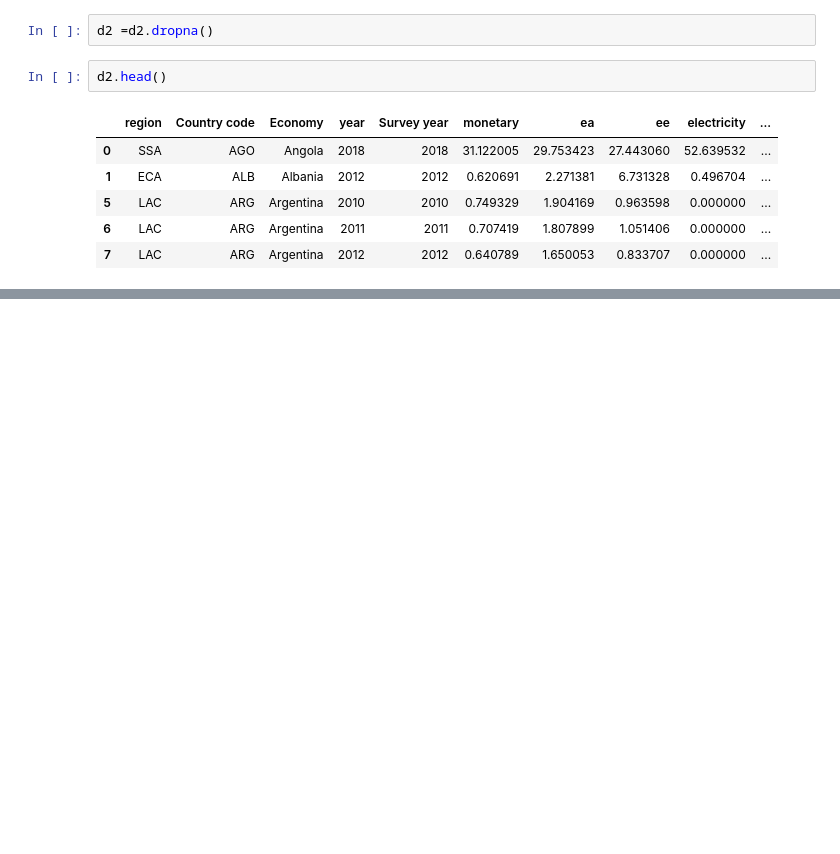
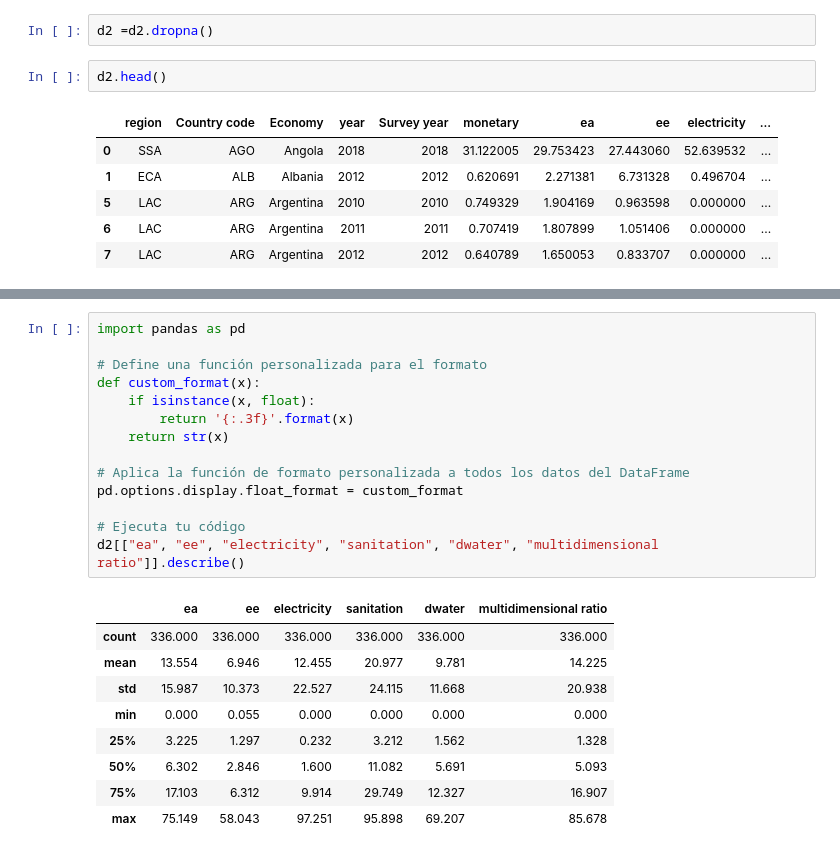
Before and after one commit to Sebastian4524/Datavisualization, a Jupyter notebook: pandas.ipynb, the cells around one changed output, grey strips where cells are left out. Cells and saved outputs as stored; diff of their text form; blank space fills up the shorter version.

```diff
--- a/pandas.ipynb
+++ b/pandas.ipynb
@@ -125,0 +122,24 @@ d2.head()
+# %%
+import pandas as pd
+
+# Define una función personalizada para el formato
+def custom_format(x):
+    if isinstance(x, float):
+        return '{:.3f}'.format(x)
+    return str(x)
+
+# Aplica la función de formato personalizada a todos los datos del DataFrame
+pd.options.display.float_format = custom_format
+
+# Ejecuta tu código
+d2[["ea", "ee", "electricity", "sanitation", "dwater", "multidimensional ratio"]].describe()
+# %% [output]
+|  | ea | ee | electricity | sanitation | dwater | multidimensional ratio |
+| count | 336.000 | 336.000 | 336.000 | 336.000 | 336.000 | 336.000 |
+| mean | 13.554 | 6.946 | 12.455 | 20.977 | 9.781 | 14.225 |
+| std | 15.987 | 10.373 | 22.527 | 24.115 | 11.668 | 20.938 |
+| min | 0.000 | 0.055 | 0.000 | 0.000 | 0.000 | 0.000 |
+| 25% | 3.225 | 1.297 | 0.232 | 3.212 | 1.562 | 1.328 |
+| 50% | 6.302 | 2.846 | 1.600 | 11.082 | 5.691 | 5.093 |
+| 75% | 17.103 | 6.312 | 9.914 | 29.749 | 12.327 | 16.907 |
+| max | 75.149 | 58.043 | 97.251 | 95.898 | 69.207 | 85.678 |
```
Also changed, not shown: parts of 8 cells of this notebook.
